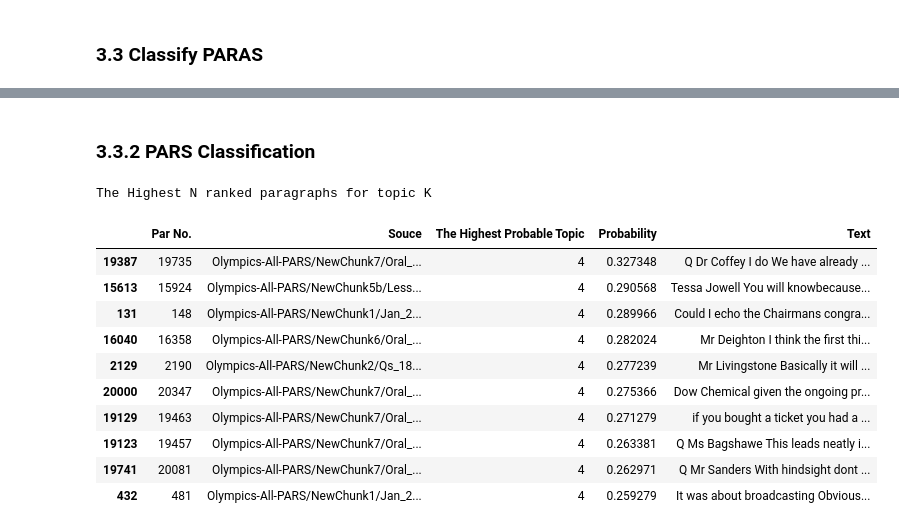
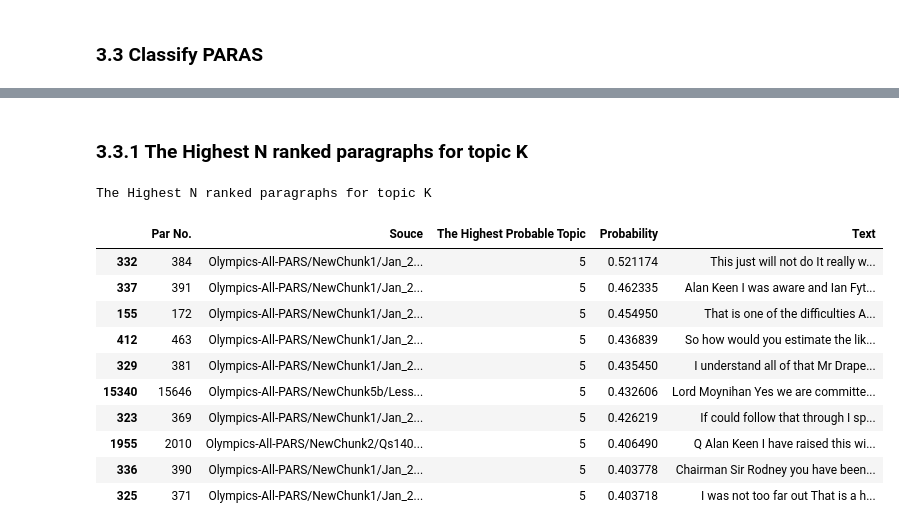
Before and after one commit to ZouZijie/Topic-Modelling-Project, a Jupyter notebook: Topic modelling of London Olympics Corpus (training on DOCS, classify on PARAS).ipynb, the cells around one changed output, grey strips where cells are left out. Cells and saved outputs as stored; diff of their text form; code cells hidden in the pictures.

```diff
--- a/Topic modelling of London Olympics Corpus (training on DOCS, classify on PARAS).ipynb
+++ b/Topic modelling of London Olympics Corpus (training on DOCS, classify on PARAS).ipynb
@@ -25,12 +29,13 @@ import spacy
 # %%
 col = 2                             # Define which columns are used for topic modelling.
 coherence_type = 'c_v'       # Define coherence type
+show_coherence_score = False # whether show coherence score
 min_len = 4                       # Define the short word length
 no_below =  2                   #a threshold filtering out number of occurrence of the tokens among documents  no larger than 5
 no_above = 0.9                 #the portion of a word in total corpus size
 chunksize = 2000              #Number of documents to be used in each training chunk
 eval_every = None             # Don't evaluate model perplexity, takes too much time.
-num_topics =  20              #The number of requested latent topics to be extracted from the training corpus.
+num_topics =  11              #The number of requested latent topics to be extracted from the training corpus.
 num_passes = 20              #Number of passes through the corpus during training
 iterations = 100                #Maximum number of iterations through the corpus when inferring the topic distribution of a corpus.
 alpha = 50.0/num_topics   #expresses our a-priori belief for each topics’ probability
@@ -455,2 +402,0 @@ topic = 4                        #Topic filter of the Highest ranked paragraphs
-# %% [markdown]
-### 3.3.2 PARS Classification
@@ -484,22 +420,27 @@ classifer_document.columns = ["Par No.","Souce","The Highest Probable Topic", "P
 #adjust Dataframe's title to center
 d = dict(selector="th",
     props=[('text-align', 'center')])
+# %% [markdown]
+### 3.3.1 The Highest N ranked paragraphs for topic K
 # %%
+rank = 10                       #Set rank of for for topic
+topic = 5                        #Topic filter of the Highest ranked paragraphs
+
 #1.	Highest N ranked paragraphs for topic K
 classifer_document[classifer_document['The Highest Probable Topic']==topic].nlargest(rank, 'Probability')\
 .style.set_properties(**{'text-align' : 'center'}).set_properties(subset = ['Text'], **{'text-align' : 'left'})\
 .set_caption('The Highest N ranked paragraphs for topic K')\
 .set_table_styles([d])
 # %% [output]
 The Highest N ranked paragraphs for topic K
 |  | Par No. | Souce | The Highest Probable Topic | Probability | Text |
-| 19387 | 19735 | Olympics-All-PARS/NewChunk7/Oral_... | 4 | 0.327348 | Q Dr Coffey I do We have already ... |
-| 15613 | 15924 | Olympics-All-PARS/NewChunk5b/Less... | 4 | 0.290568 | Tessa Jowell You will knowbecause... |
-| 131 | 148 | Olympics-All-PARS/NewChunk1/Jan_2... | 4 | 0.289966 | Could I echo the Chairmans congra... |
-| 16040 | 16358 | Olympics-All-PARS/NewChunk6/Oral_... | 4 | 0.282024 | Mr Deighton I think the first thi... |
-| 2129 | 2190 | Olympics-All-PARS/NewChunk2/Qs_18... | 4 | 0.277239 | Mr Livingstone Basically it will ... |
-| 20000 | 20347 | Olympics-All-PARS/NewChunk7/Oral_... | 4 | 0.275366 | Dow Chemical given the ongoing pr... |
-| 19129 | 19463 | Olympics-All-PARS/NewChunk7/Oral_... | 4 | 0.271279 | if you bought a ticket you had a ... |
-| 19123 | 19457 | Olympics-All-PARS/NewChunk7/Oral_... | 4 | 0.263381 | Q Ms Bagshawe This leads neatly i... |
-| 19741 | 20081 | Olympics-All-PARS/NewChunk7/Oral_... | 4 | 0.262971 | Q Mr Sanders With hindsight dont ... |
-| 432 | 481 | Olympics-All-PARS/NewChunk1/Jan_2... | 4 | 0.259279 | It was about broadcasting Obvious... |
+| 332 | 384 | Olympics-All-PARS/NewChunk1/Jan_2... | 5 | 0.521174 | This just will not do It really w... |
+| 337 | 391 | Olympics-All-PARS/NewChunk1/Jan_2... | 5 | 0.462335 | Alan Keen I was aware and Ian Fyt... |
+| 155 | 172 | Olympics-All-PARS/NewChunk1/Jan_2... | 5 | 0.454950 | That is one of the difficulties A... |
+| 412 | 463 | Olympics-All-PARS/NewChunk1/Jan_2... | 5 | 0.436839 | So how would you estimate the lik... |
+| 329 | 381 | Olympics-All-PARS/NewChunk1/Jan_2... | 5 | 0.435450 | I understand all of that Mr Drape... |
+| 15340 | 15646 | Olympics-All-PARS/NewChunk5b/Less... | 5 | 0.432606 | Lord Moynihan Yes we are committe... |
+| 323 | 369 | Olympics-All-PARS/NewChunk1/Jan_2... | 5 | 0.426219 | If could follow that through I sp... |
+| 1955 | 2010 | Olympics-All-PARS/NewChunk2/Qs140... | 5 | 0.406490 | Q Alan Keen I have raised this wi... |
+| 336 | 390 | Olympics-All-PARS/NewChunk1/Jan_2... | 5 | 0.403778 | Chairman Sir Rodney you have been... |
+| 325 | 371 | Olympics-All-PARS/NewChunk1/Jan_2... | 5 | 0.403718 | I was not too far out That is a h... |
```
Also changed, not shown: parts of 39 cells of this notebook, 1 other file.
